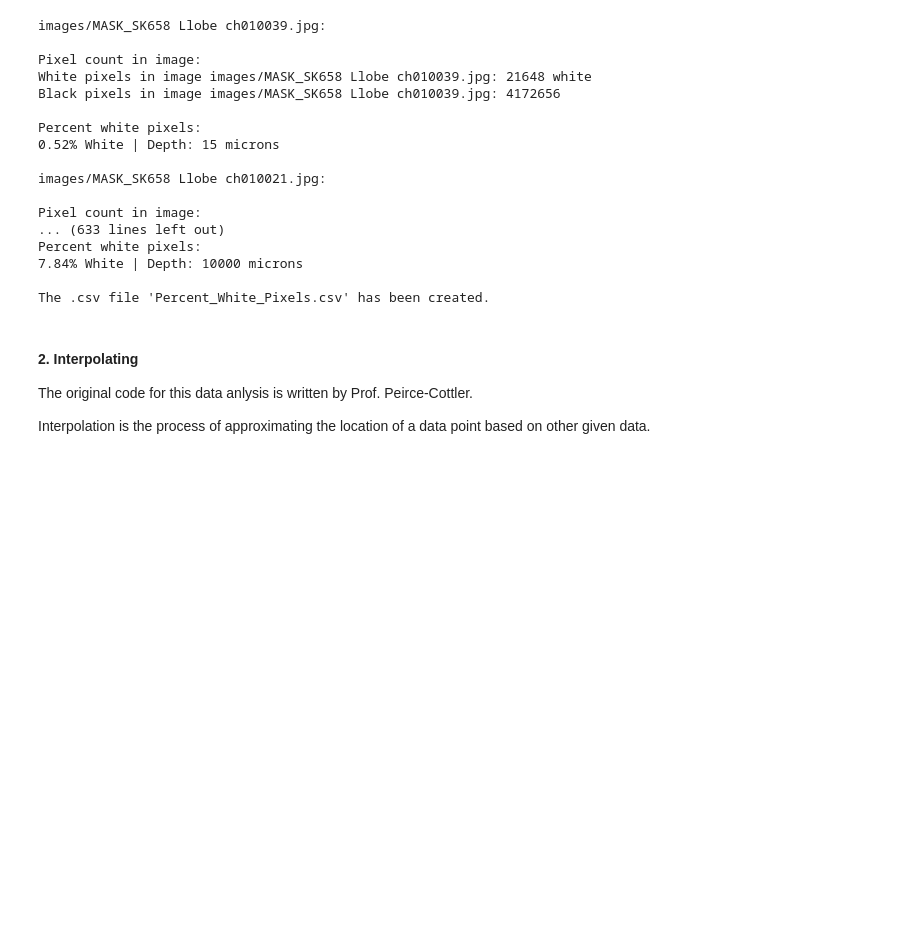
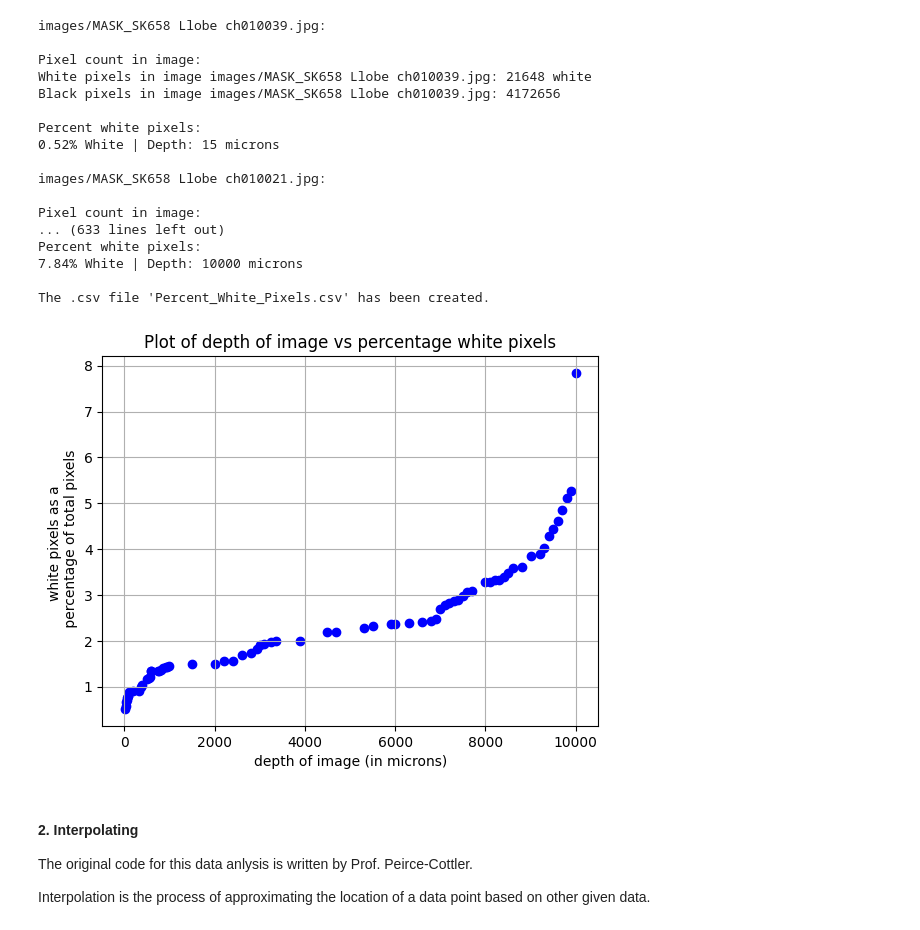
Before and after one commit to ktt920/Module-3-Fibrosis, a Jupyter notebook: Module 3 Template.ipynb, the cells around one changed output. Saved outputs shown, nothing was run; the diff lists cells and outputs as text; code cells hidden in the pictures; blank space fills up the shorter version.

```diff
--- a/Module 3 Template.ipynb
+++ b/Module 3 Template.ipynb
@@ -158,6 +158,23 @@ Percent white pixels:
 7.84% White | Depth: 10000 microns
 
 The .csv file 'Percent_White_Pixels.csv' has been created.
+# %%
+x = depths
+y = white_percents
+
+depths_i = depths[:]
+white_percents_i = white_percents[:]
+
+plt.scatter(depths, white_percents, marker='o', linestyle='-', color='blue')
+plt.title('Plot of depth of image vs percentage white pixels')
+plt.xlabel('depth of image (in microns)')
+plt.ylabel('white pixels as a \n percentage of total pixels')
+plt.grid(True)
+
+# Adjust layout to prevent overlap
+plt.show()
+# %% [output]
+[figure, added]
 # %% [markdown]
 #### 2. Interpolating
 
```
Also changed, not shown: parts of 7 cells of this notebook.
